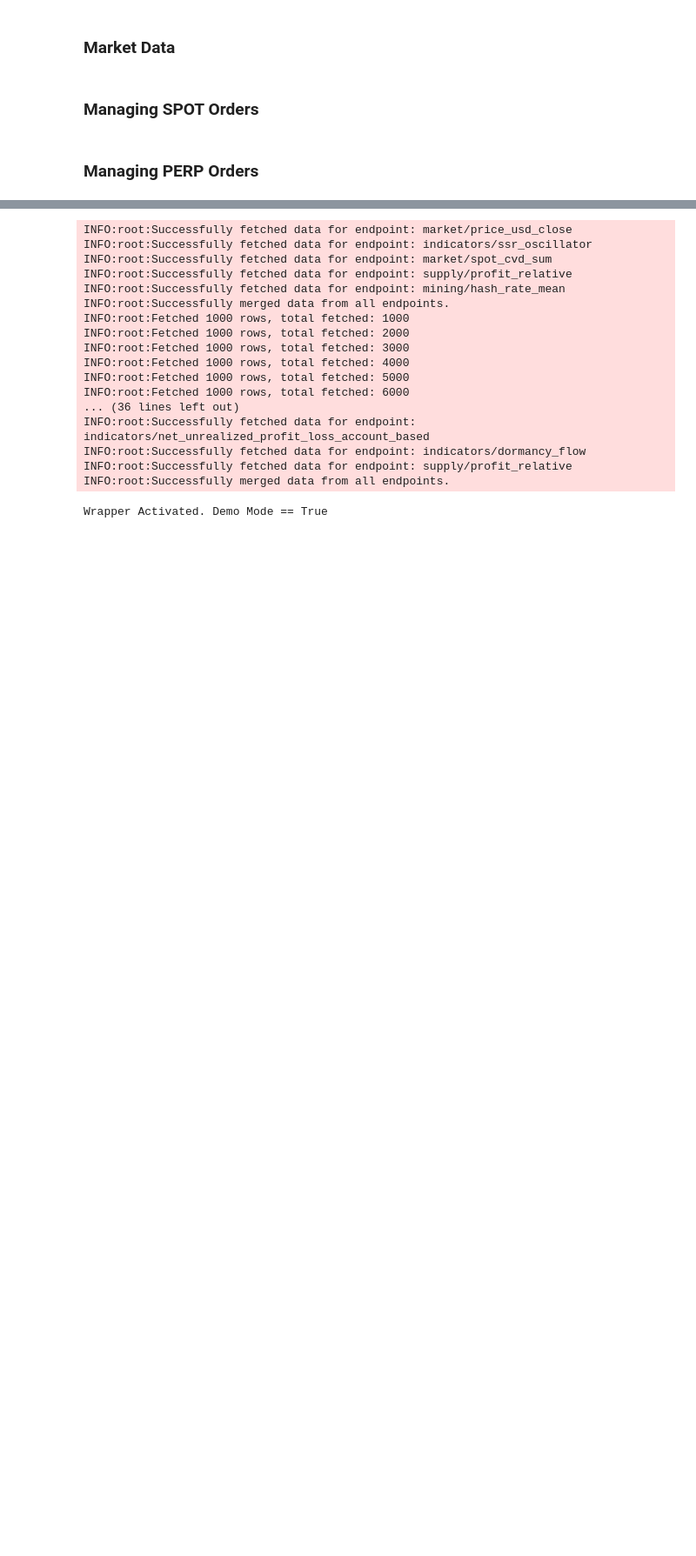
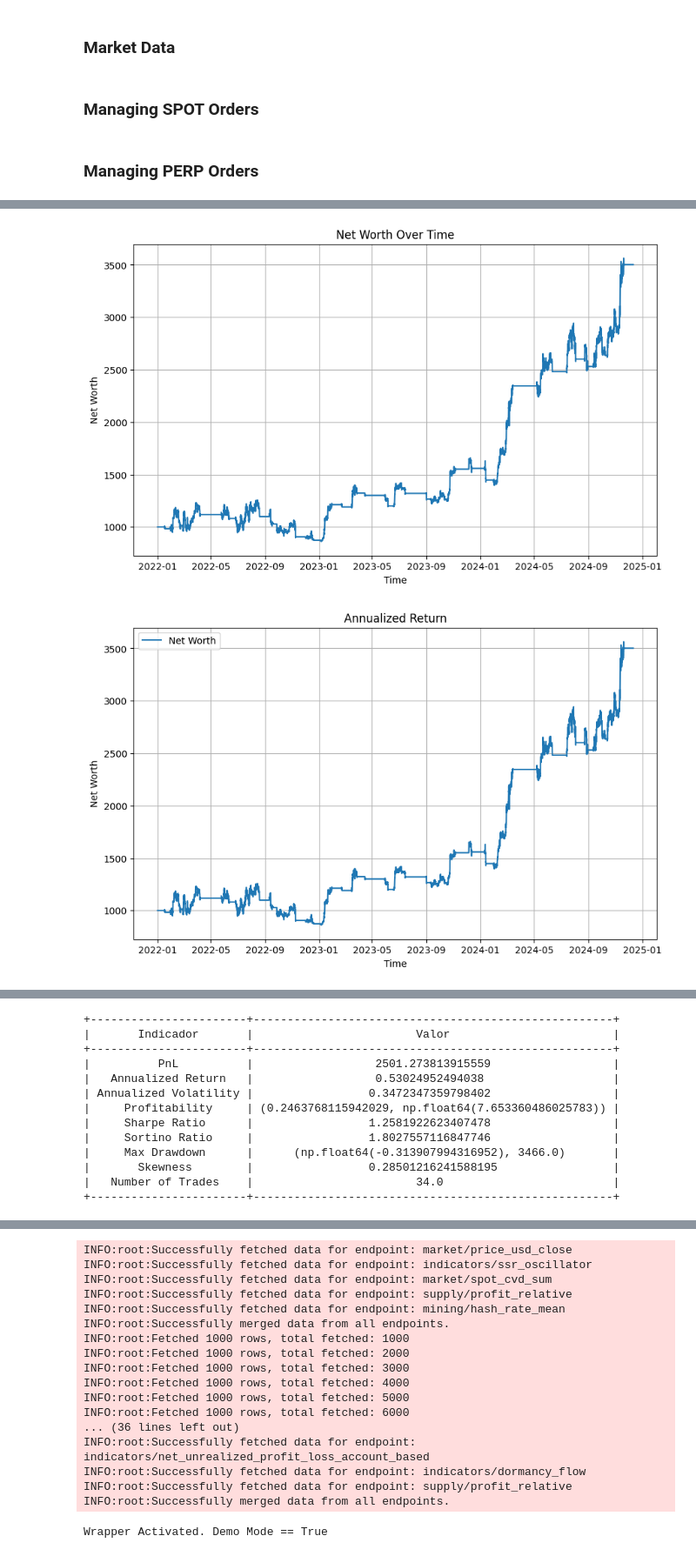
Before and after one commit to valterebelo/AlphaTraderSystem, a Jupyter notebook: alpha_trader/src/pybit.ipynb, the cells around one changed output, grey strips where cells are left out. Shown at 87% size. Drawn from its saved outputs; the diff is of its cells as text; code cells hidden in the pictures; blank space fills up the shorter version.

```diff
--- a/alpha_trader/src/pybit.ipynb
+++ b/alpha_trader/src/pybit.ipynb
@@ -360,0 +370,5 @@ Wrapper Activated. Demo Mode == True
+# %%
+apt1.backtest(visualize=True)
+# %% [output]
+[figure, added]
+[figure, added]
@@ -361,3 +382,16 @@ Wrapper Activated. Demo Mode == True
++-----------------------+-----------------------------------------------------+
+|       Indicador       |                        Valor                        |
++-----------------------+-----------------------------------------------------+
+|          PnL          |                  2501.273813915559                  |
+|   Annualized Return   |                  0.53024952494038                   |
+| Annualized Volatility |                 0.3472347359798402                  |
+|     Profitability     | (0.2463768115942029, np.float64(7.653360486025783)) |
+|     Sharpe Ratio      |                 1.2581922623407478                  |
+|     Sortino Ratio     |                 1.8027557116847746                  |
+|     Max Drawdown      |      (np.float64(-0.313907994316952), 3466.0)       |
+|       Skewness        |                 0.28501216241588195                 |
+|   Number of Trades    |                        34.0                         |
++-----------------------+-----------------------------------------------------+
 # %%
 apt.backtest(visualize=True)
 # %% [output]
```
Also changed, not shown: parts of 6 cells of this notebook, 8 other files.
